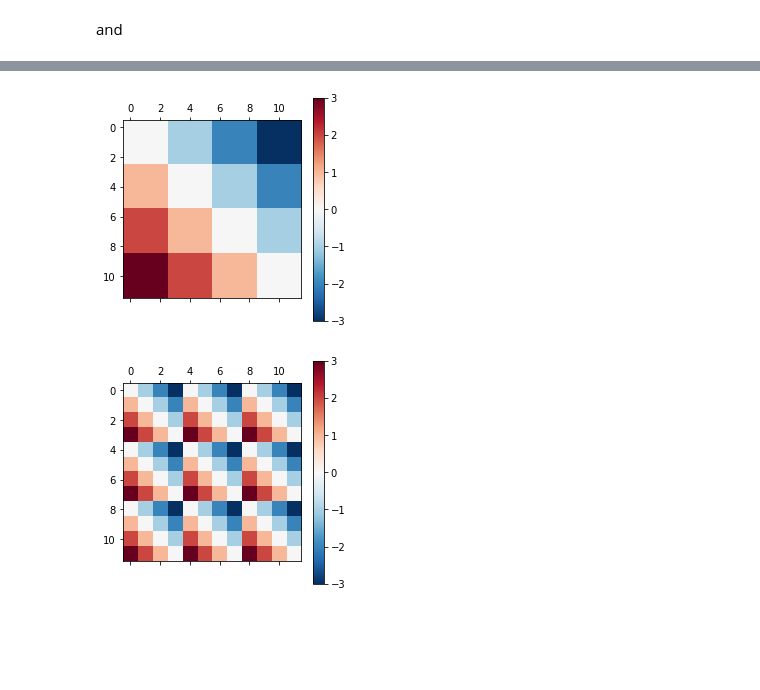
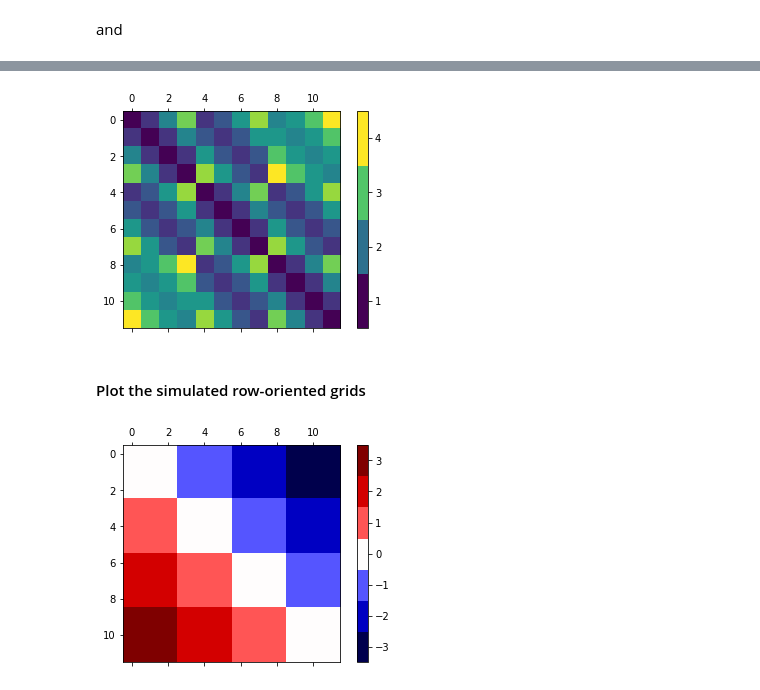
Before and after one commit to pinga-lab/Eq_Layer-Toeplitz, a Jupyter notebook: code/structure-A.ipynb, the cells around one changed output, grey strips where cells are left out. Saved outputs shown, nothing was run; the diff lists cells and outputs as text; code cells hidden in the pictures; blank space fills up the shorter version.

```diff
--- a/code/structure-A.ipynb
+++ b/code/structure-A.ipynb
@@ -349,0 +367,2 @@ Ny = 3
+# %%
+Dz = 1
@@ -358,15 +434,14 @@ plt.show()
+# %%
+R = np.sqrt((alpha_grid*Dx)**2 + (beta_grid*Dy)**2 + (np.ones((Nx*Ny, Nx*Ny))*Dz)**2)
+# %%
+plot_grid(R, cmap='viridis')
+# %% [output]
+[figure, added]
+# %% [markdown]
+#### Plot the simulated row-oriented grids
 # %%
 i, j, Dij = Delta_ij(Nx, Ny, order='row')
-# %%
-plt.matshow(Dij, cmap=plt.get_cmap('RdBu_r'))
-plt.colorbar()
-plt.show()
-# %% [output]
-[figure, removed]
-# %%
-plt.matshow(alphaij(Nx, Ny, order='col'),
-            cmap=plt.get_cmap('RdBu_r'))
-plt.colorbar()
-plt.show()
-# %% [output]
-[figure, removed]
+# %%
+plot_grid(Dij)
+# %% [output]
+[figure, added]
```
Also changed, not shown: parts of 67 cells of this notebook.
